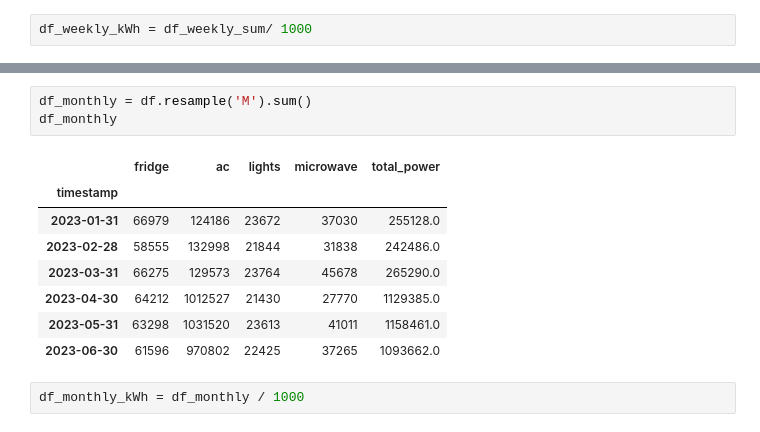
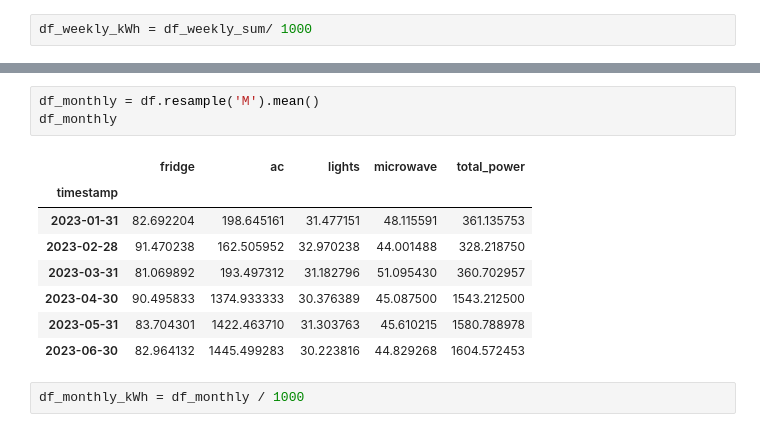
Before and after one commit to mailech/SmartEnergy-Consumption, a Jupyter notebook: SyntheticDataAnalysis.ipynb, the cells around one changed output, grey strips where cells are left out. Drawn from its saved outputs; the diff is of its cells as text.

```diff
--- a/SyntheticDataAnalysis.ipynb
+++ b/SyntheticDataAnalysis.ipynb
@@ -165,15 +165,15 @@ plt.show()
 # %%
-df_monthly = df.resample('M').sum()
+df_monthly = df.resample('M').mean()
 df_monthly
 # %% [output]
 |  | fridge | ac | lights | microwave | total_power |
 | timestamp |  |  |  |  |  |
-| 2023-01-31 | 66979 | 124186 | 23672 | 37030 | 255128.0 |
-| 2023-02-28 | 58555 | 132998 | 21844 | 31838 | 242486.0 |
-| 2023-03-31 | 66275 | 129573 | 23764 | 45678 | 265290.0 |
-| 2023-04-30 | 64212 | 1012527 | 21430 | 27770 | 1129385.0 |
-| 2023-05-31 | 63298 | 1031520 | 23613 | 41011 | 1158461.0 |
-| 2023-06-30 | 61596 | 970802 | 22425 | 37265 | 1093662.0 |
+| 2023-01-31 | 82.692204 | 198.645161 | 31.477151 | 48.115591 | 361.135753 |
+| 2023-02-28 | 91.470238 | 162.505952 | 32.970238 | 44.001488 | 328.218750 |
+| 2023-03-31 | 81.069892 | 193.497312 | 31.182796 | 51.095430 | 360.702957 |
+| 2023-04-30 | 90.495833 | 1374.933333 | 30.376389 | 45.087500 | 1543.212500 |
+| 2023-05-31 | 83.704301 | 1422.463710 | 31.303763 | 45.610215 | 1580.788978 |
+| 2023-06-30 | 82.964132 | 1445.499283 | 30.223816 | 44.829268 | 1604.572453 |
 # %%
 df_monthly_kWh = df_monthly / 1000
 # %%
```
Also changed, not shown: parts of 10 cells of this notebook, 1 other file.
